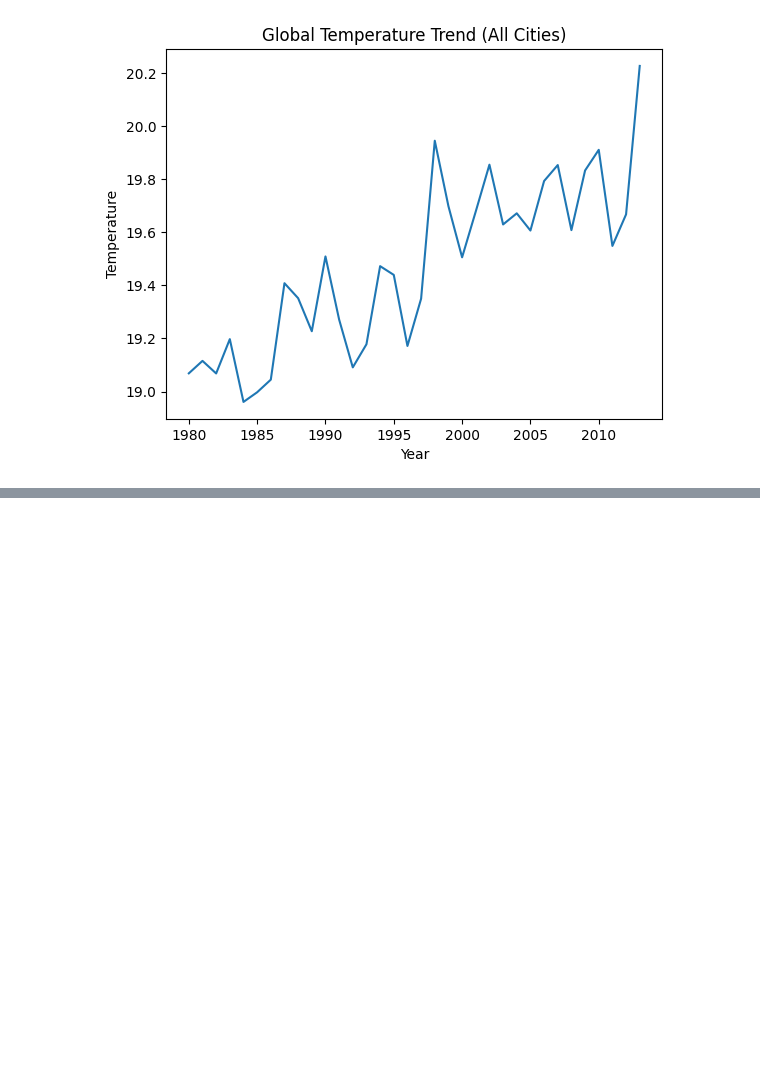
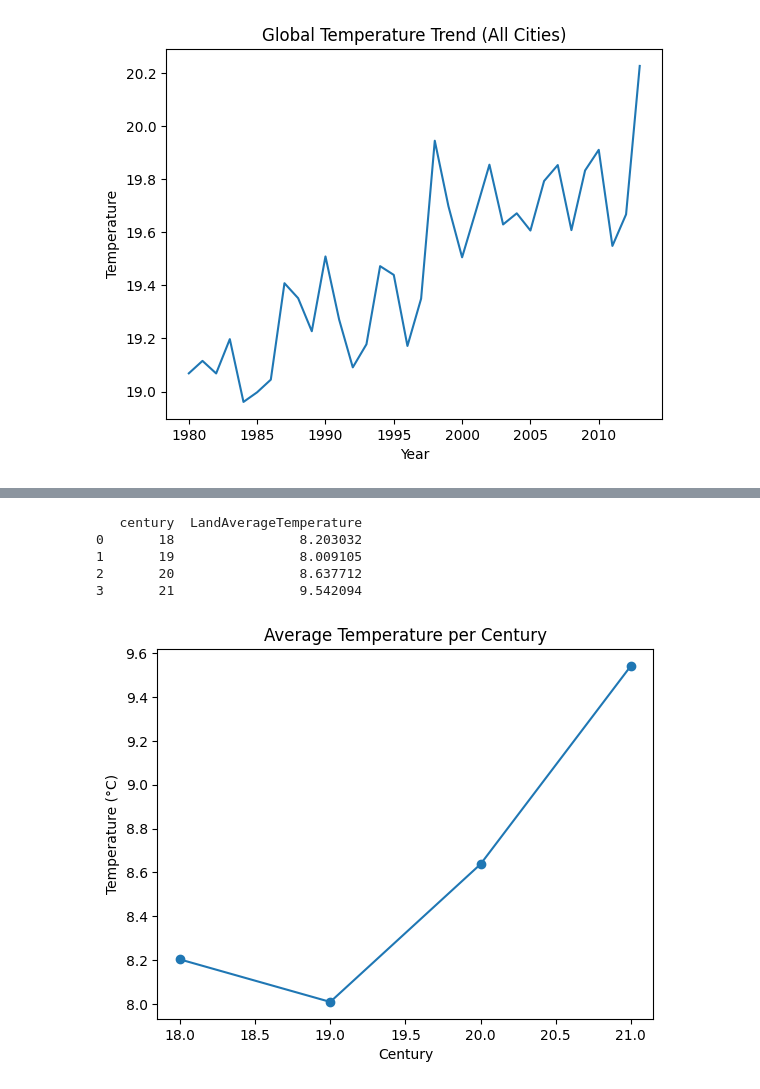
Before and after one commit to JaphletM/climate-watch, a Jupyter notebook: Opdracht 2/notebook.ipynb, the cells around one changed output, grey strips where cells are left out. Drawn from its saved outputs; the diff is of its cells as text; code cells hidden in the pictures; blank space fills up the shorter version.

```diff
--- a/Opdracht 2/notebook.ipynb
+++ b/Opdracht 2/notebook.ipynb
@@ -413,0 +452,33 @@ for col in cols:
+# %%
+# Make sure year exists
+df["year"] = df["dt"].dt.year
+
+# Create century (e.g. 1750 → 18th century)
+df["century"] = (df["year"] // 100) + 1
+# %%
+century_avg = (
+    df.groupby("century")["LandAverageTemperature"]
+    .mean()
+    .reset_index()
+)
+
+print(century_avg)
+# %% [output]
+   century  LandAverageTemperature
+0       18                8.203032
+1       19                8.009105
+2       20                8.637712
+3       21                9.542094
+# %%
+import matplotlib.pyplot as plt
+
+plt.figure()
+plt.plot(century_avg["century"], century_avg["LandAverageTemperature"], marker="o")
+
+plt.title("Average Temperature per Century")
+plt.xlabel("Century")
+plt.ylabel("Temperature (°C)")
+
+plt.show()
+# %% [output]
+[figure, added]
```
Also changed, not shown: parts of 6 cells of this notebook.
